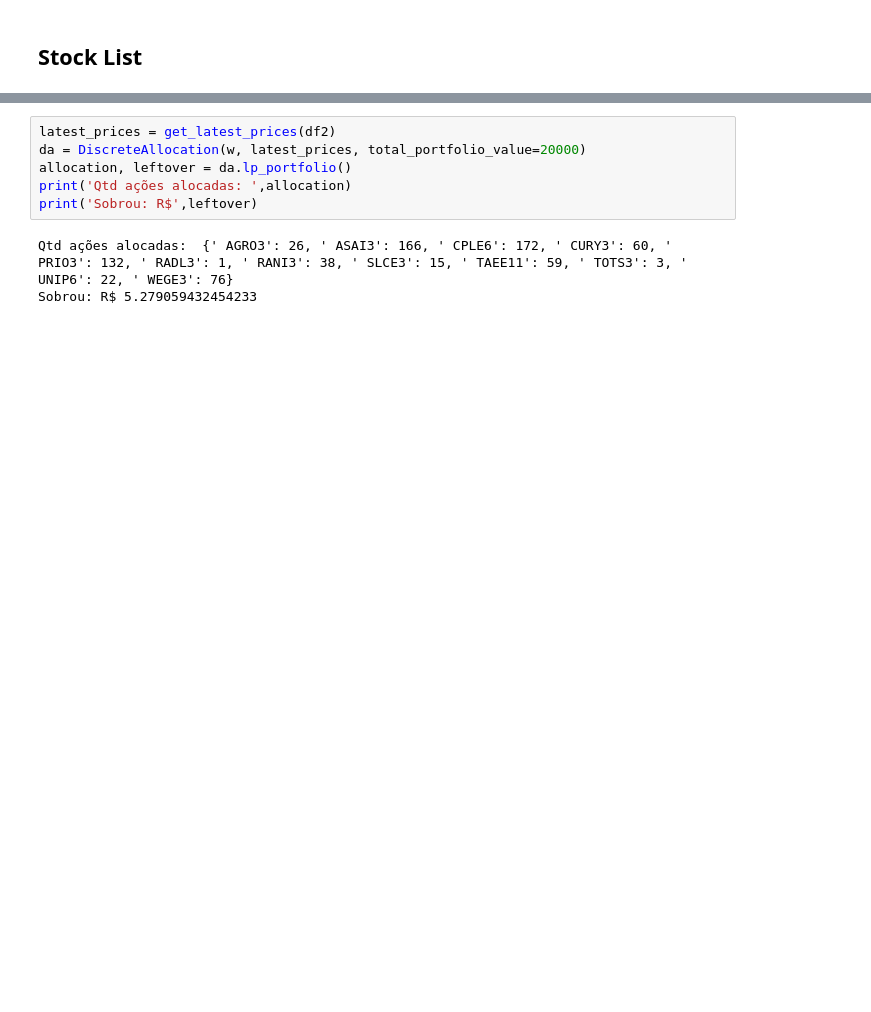
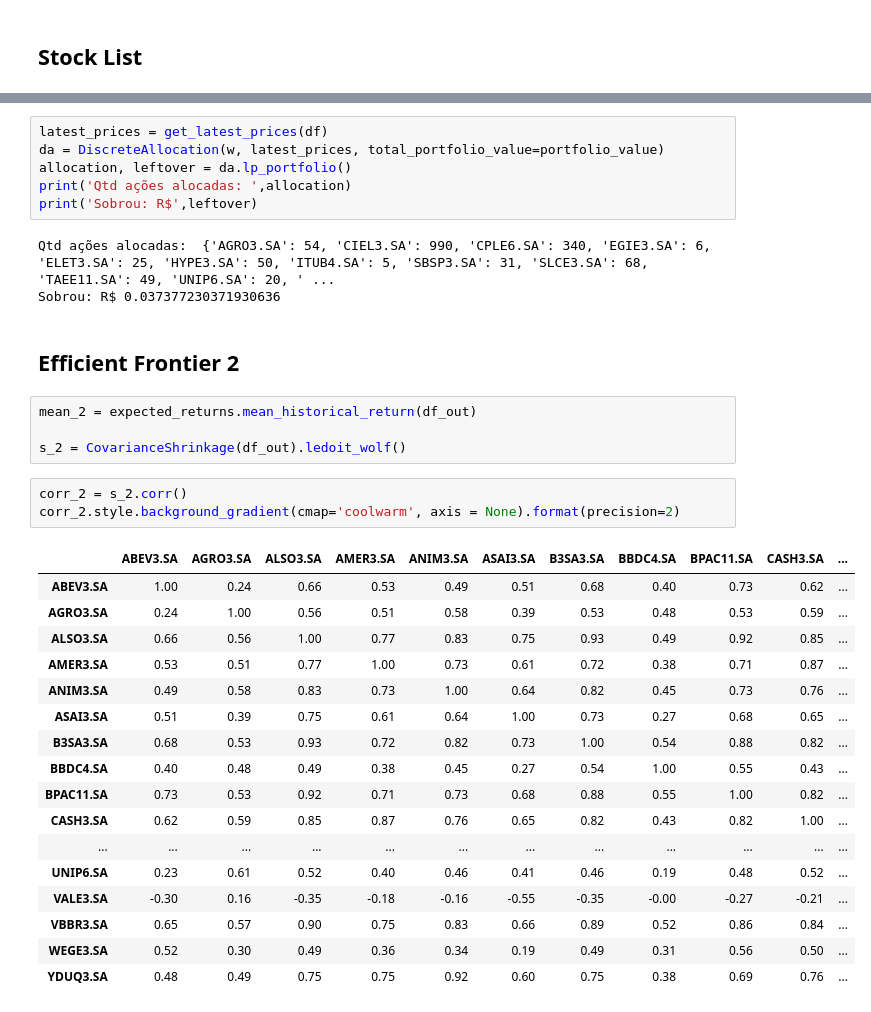
Before and after one commit to alanceloth/PortfolioDS, a Jupyter notebook: Portfolio Optimization - Markowitz/portfolio_optimization_markowitz.ipynb, the cells around one changed output, grey strips where cells are left out. Saved outputs shown, nothing was run; the diff lists cells and outputs as text; blank space fills up the shorter version.

```diff
--- a/Portfolio Optimization - Markowitz/portfolio_optimization_markowitz.ipynb
+++ b/Portfolio Optimization - Markowitz/portfolio_optimization_markowitz.ipynb
@@ -172,9 +182,36 @@ Sharpe Ratio: 1.92
 # %%
-latest_prices = get_latest_prices(df2)
-da = DiscreteAllocation(w, latest_prices, total_portfolio_value=20000)
+latest_prices = get_latest_prices(df)
+da = DiscreteAllocation(w, latest_prices, total_portfolio_value=portfolio_value)
 allocation, leftover = da.lp_portfolio()
 print('Qtd ações alocadas: ',allocation)
 print('Sobrou: R$',leftover)
 # %% [output]
-Qtd ações alocadas:  {' AGRO3': 26, ' ASAI3': 166, ' CPLE6': 172, ' CURY3': 60, ' PRIO3': 132, ' RADL3': 1, ' RANI3': 38, ' SLCE3': 15, ' TAEE11': 59, ' TOTS3': 3, ' UNIP6': 22, ' WEGE3': 76}
-Sobrou: R$ 5.279059432454233
+Qtd ações alocadas:  {'AGRO3.SA': 54, 'CIEL3.SA': 990, 'CPLE6.SA': 340, 'EGIE3.SA': 6, 'ELET3.SA': 25, 'HYPE3.SA': 50, 'ITUB4.SA': 5, 'SBSP3.SA': 31, 'SLCE3.SA': 68, 'TAEE11.SA': 49, 'UNIP6.SA': 20, ' ...
+Sobrou: R$ 0.037377230371930636
+# %% [markdown]
+## Efficient Frontier 2
+# %%
+mean_2 = expected_returns.mean_historical_return(df_out)
+
+s_2 = CovarianceShrinkage(df_out).ledoit_wolf()
+# %%
+corr_2 = s_2.corr()
+corr_2.style.background_gradient(cmap='coolwarm', axis = None).format(precision=2)
+# %% [output]
+|  | ABEV3.SA | AGRO3.SA | ALSO3.SA | AMER3.SA | ANIM3.SA | ASAI3.SA | B3SA3.SA | BBDC4.SA | BPAC11.SA | CASH3.SA | ... |
+| ABEV3.SA | 1.00 | 0.24 | 0.66 | 0.53 | 0.49 | 0.51 | 0.68 | 0.40 | 0.73 | 0.62 | ... |
+| AGRO3.SA | 0.24 | 1.00 | 0.56 | 0.51 | 0.58 | 0.39 | 0.53 | 0.48 | 0.53 | 0.59 | ... |
+| ALSO3.SA | 0.66 | 0.56 | 1.00 | 0.77 | 0.83 | 0.75 | 0.93 | 0.49 | 0.92 | 0.85 | ... |
+| AMER3.SA | 0.53 | 0.51 | 0.77 | 1.00 | 0.73 | 0.61 | 0.72 | 0.38 | 0.71 | 0.87 | ... |
+| ANIM3.SA | 0.49 | 0.58 | 0.83 | 0.73 | 1.00 | 0.64 | 0.82 | 0.45 | 0.73 | 0.76 | ... |
+| ASAI3.SA | 0.51 | 0.39 | 0.75 | 0.61 | 0.64 | 1.00 | 0.73 | 0.27 | 0.68 | 0.65 | ... |
+| B3SA3.SA | 0.68 | 0.53 | 0.93 | 0.72 | 0.82 | 0.73 | 1.00 | 0.54 | 0.88 | 0.82 | ... |
+| BBDC4.SA | 0.40 | 0.48 | 0.49 | 0.38 | 0.45 | 0.27 | 0.54 | 1.00 | 0.55 | 0.43 | ... |
+| BPAC11.SA | 0.73 | 0.53 | 0.92 | 0.71 | 0.73 | 0.68 | 0.88 | 0.55 | 1.00 | 0.82 | ... |
+| CASH3.SA | 0.62 | 0.59 | 0.85 | 0.87 | 0.76 | 0.65 | 0.82 | 0.43 | 0.82 | 1.00 | ... |
+| ... | ... | ... | ... | ... | ... | ... | ... | ... | ... | ... | ... |
+| UNIP6.SA | 0.23 | 0.61 | 0.52 | 0.40 | 0.46 | 0.41 | 0.46 | 0.19 | 0.48 | 0.52 | ... |
+| VALE3.SA | -0.30 | 0.16 | -0.35 | -0.18 | -0.16 | -0.55 | -0.35 | -0.00 | -0.27 | -0.21 | ... |
+| VBBR3.SA | 0.65 | 0.57 | 0.90 | 0.75 | 0.83 | 0.66 | 0.89 | 0.52 | 0.86 | 0.84 | ... |
+| WEGE3.SA | 0.52 | 0.30 | 0.49 | 0.36 | 0.34 | 0.19 | 0.49 | 0.31 | 0.56 | 0.50 | ... |
+| YDUQ3.SA | 0.48 | 0.49 | 0.75 | 0.75 | 0.92 | 0.60 | 0.75 | 0.38 | 0.69 | 0.76 | ... |
```
Also changed, not shown: parts of 43 cells of this notebook.
